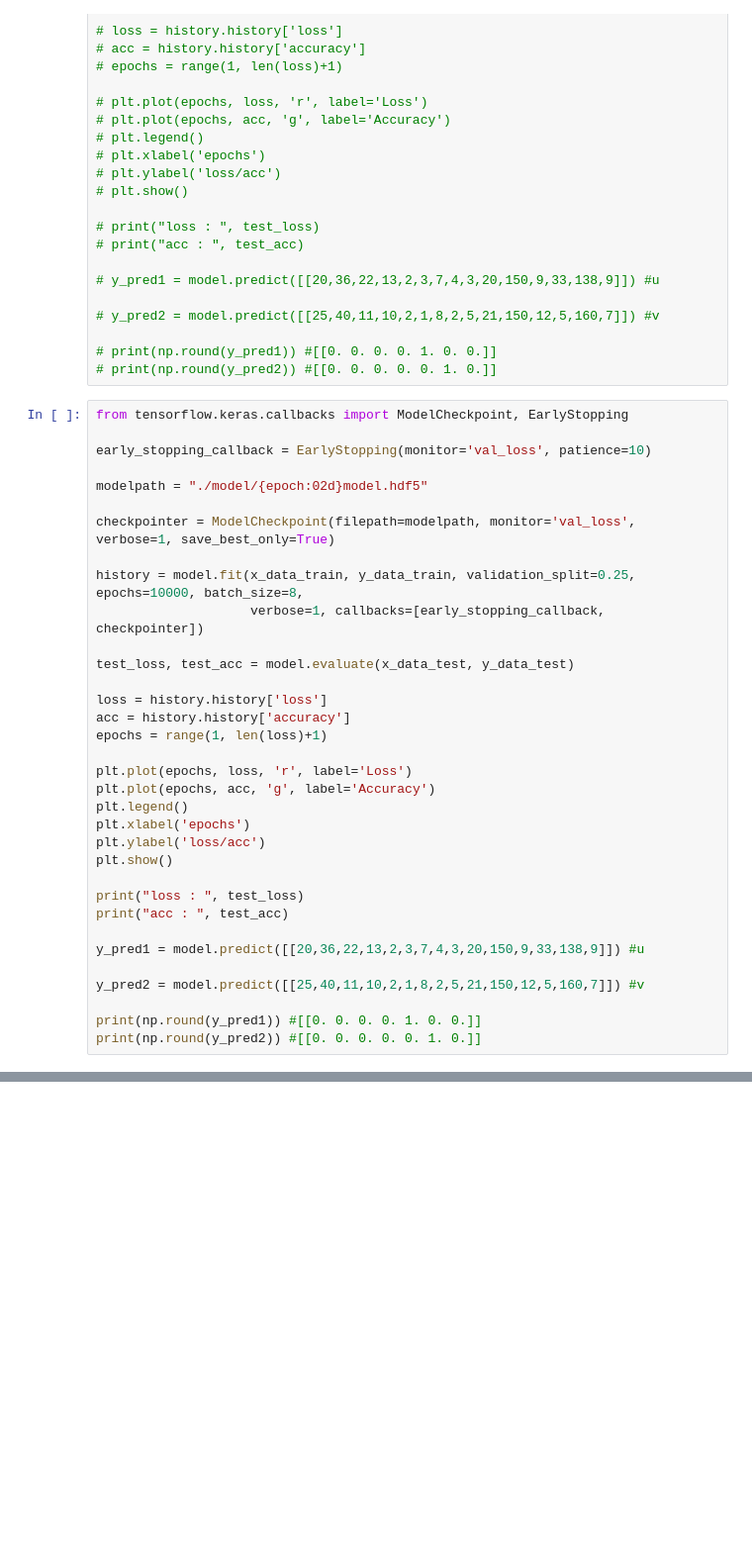
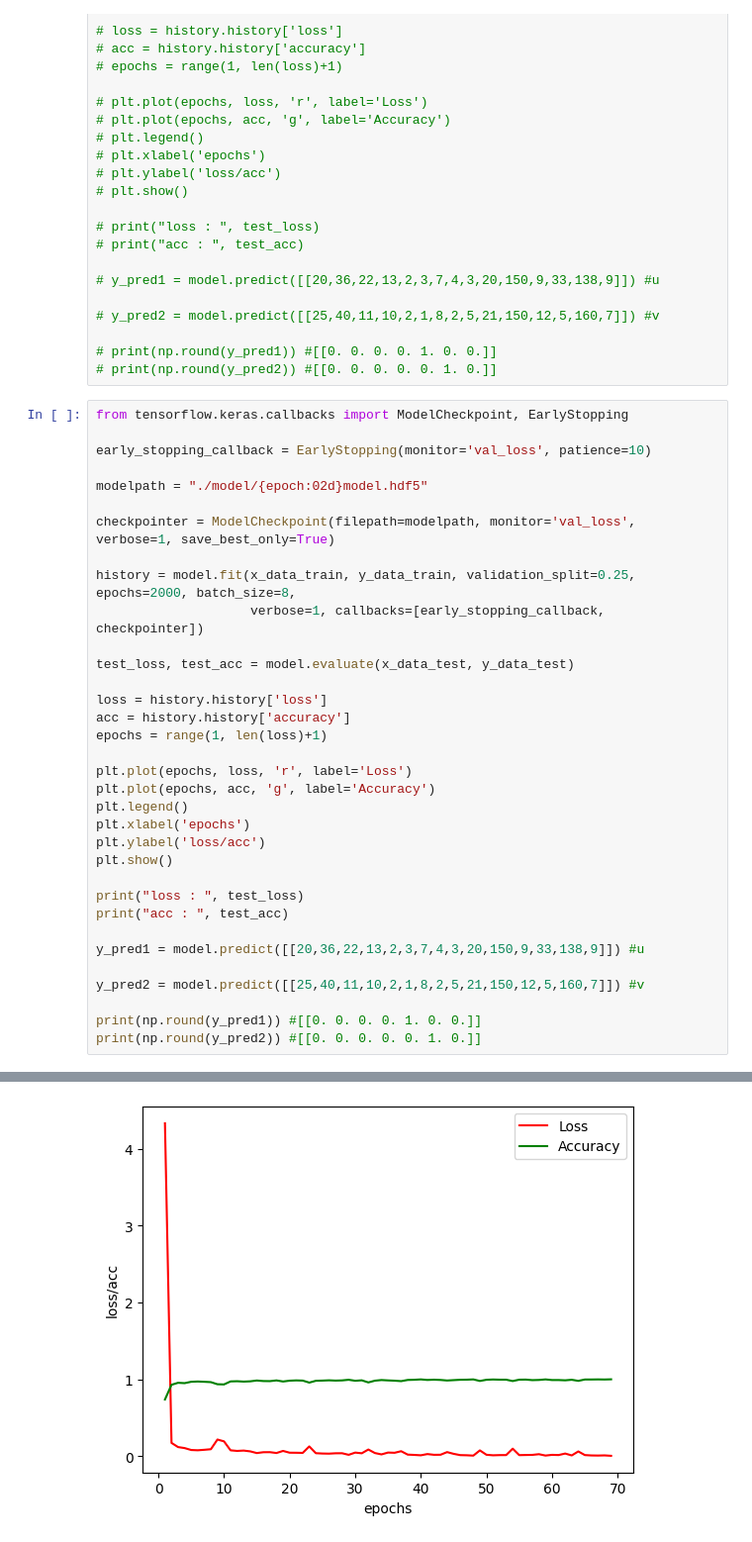
Before and after one commit to madcoww/SLTranslation, a Jupyter notebook: model_test.ipynb, the cells around one changed output, grey strips where cells are left out. Shown at 99% size. Drawn from its saved outputs; the diff is of its cells as text; blank space fills up the shorter version.

```diff
--- a/model_test.ipynb
+++ b/model_test.ipynb
@@ -168,7 +164,7 @@ modelpath = "./model/{epoch:02d}model.hdf5"
 
 checkpointer = ModelCheckpoint(filepath=modelpath, monitor='val_loss', verbose=1, save_best_only=True)
 
-history = model.fit(x_data_train, y_data_train, validation_split=0.25, epochs=10000, batch_size=8,
+history = model.fit(x_data_train, y_data_train, validation_split=0.25, epochs=2000, batch_size=8,
                     verbose=1, callbacks=[early_stopping_callback, checkpointer])
 
 test_loss, test_acc = model.evaluate(x_data_test, y_data_test)
@@ -198,0 +210 @@ To enable them in other operations, rebuild TensorFlow with the appropriate comp
+[figure, added]
```
Also changed, not shown: parts of 3 cells of this notebook, 31 other files.
